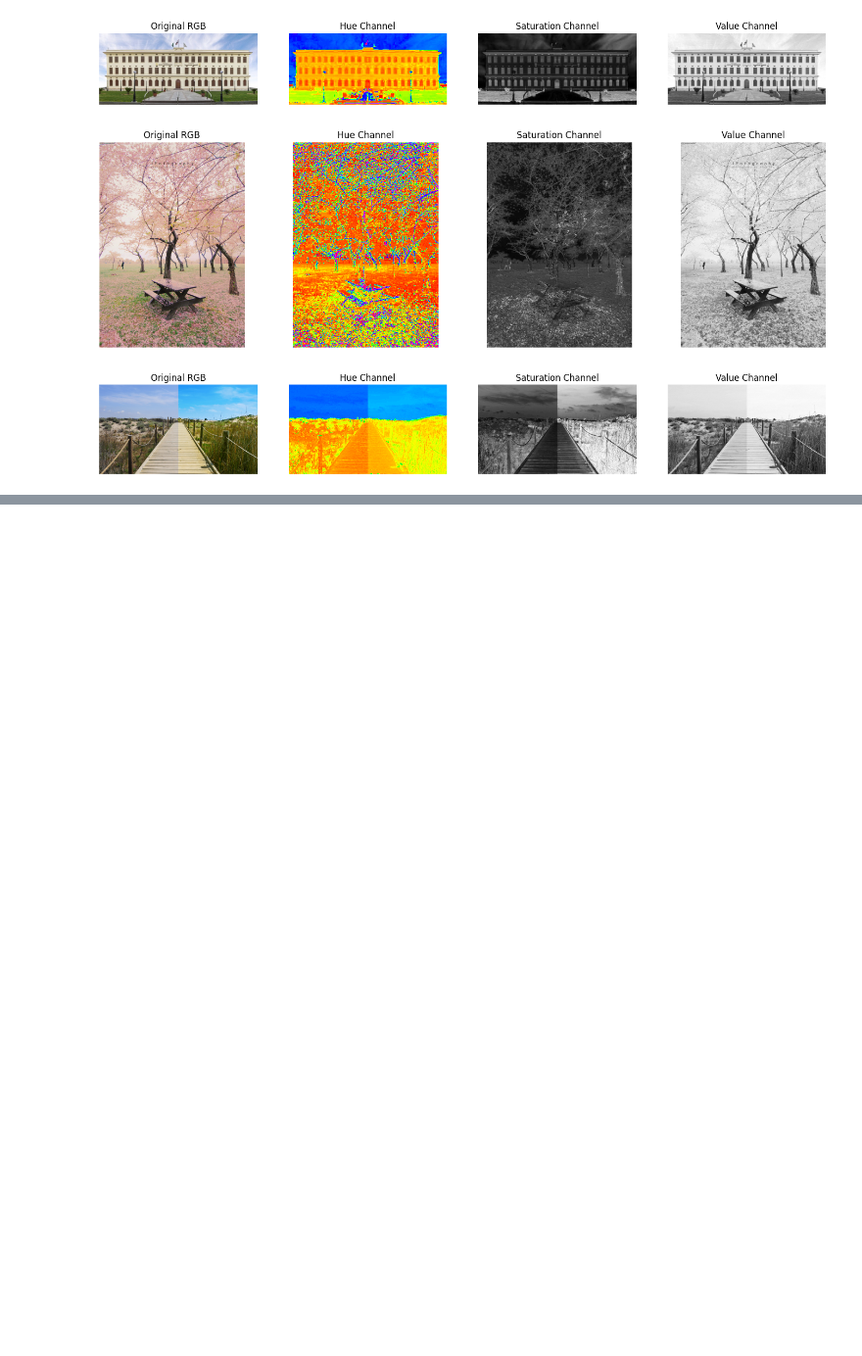
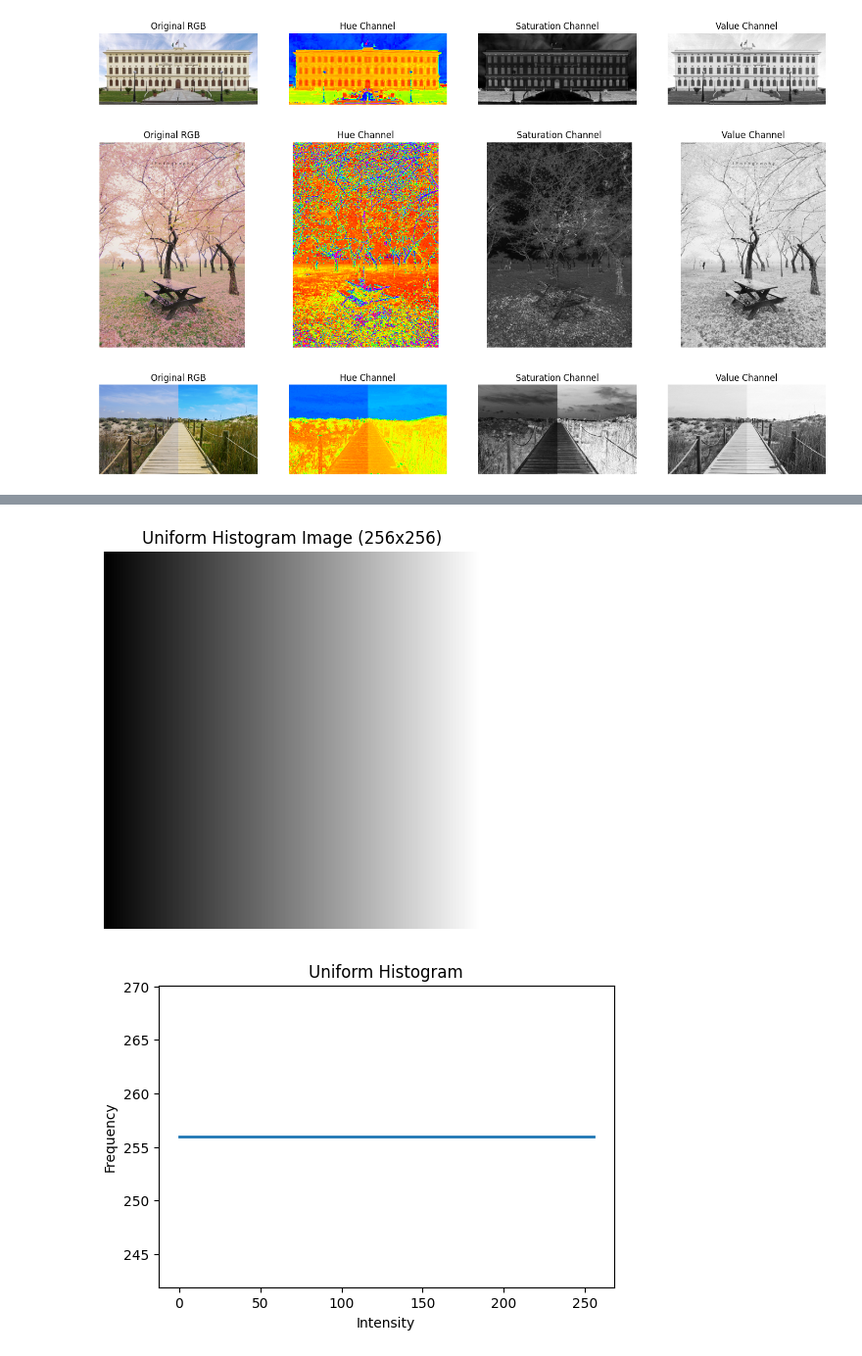
Before and after one commit to HossamMo123/IP_Requirment_1-2, a Jupyter notebook: Lab_1_std.ipynb, the cells around one changed output, grey strips where cells are left out. Shown at 98% size. Saved outputs shown, nothing was run; the diff lists cells and outputs as text; code cells hidden in the pictures; blank space fills up the shorter version.

```diff
--- a/Lab_1_std.ipynb
+++ b/Lab_1_std.ipynb
@@ -260,0 +318,29 @@ use np.ones to draw image with ones.
+# %%
+
+def uniform_hist_image():
+    """
+    Create a 256x256 grayscale image
+    with uniform histogram distribution.
+    """
+    img = np.arange(256, dtype=np.uint8)
+    img = np.tile(img, (256, 1))
+
+    plt.figure(figsize=(5, 5))
+    plt.imshow(img, cmap="gray")
+    plt.title("Uniform Histogram Image (256x256)")
+    plt.axis("off")
+    plt.show()
+
+
+    hist, bin_centers = histogram(img, nbins=256)
+    plt.figure(figsize=(6, 4))
+    plt.plot(bin_centers, hist, lw=2)
+    plt.title("Uniform Histogram")
+    plt.xlabel("Intensity")
+    plt.ylabel("Frequency")
+    plt.show()
+# %%
+uniform_hist_image()
+# %% [output]
+[figure, added]
+[figure, added]
```
Also changed, not shown: parts of 5 cells of this notebook.
